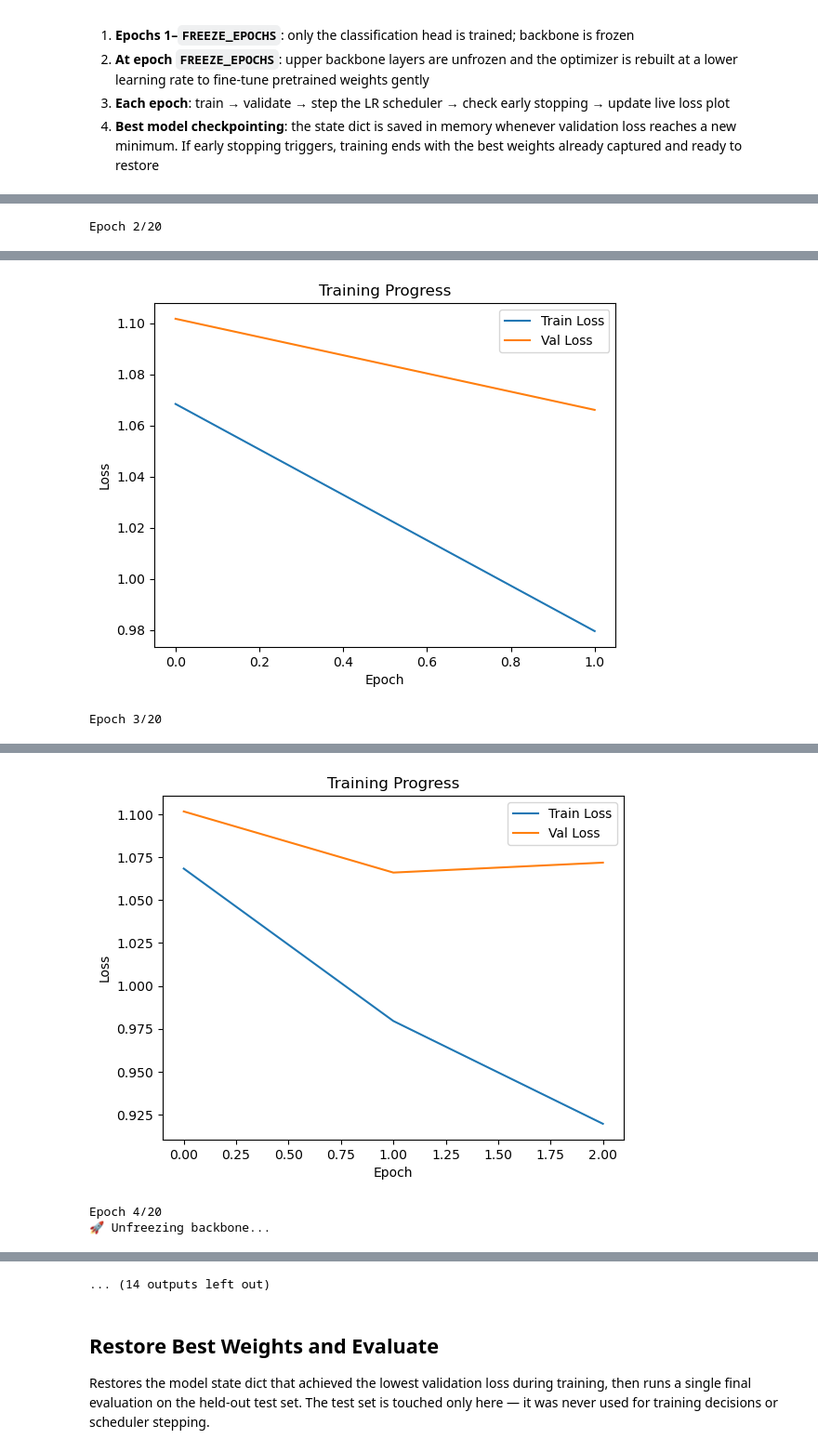
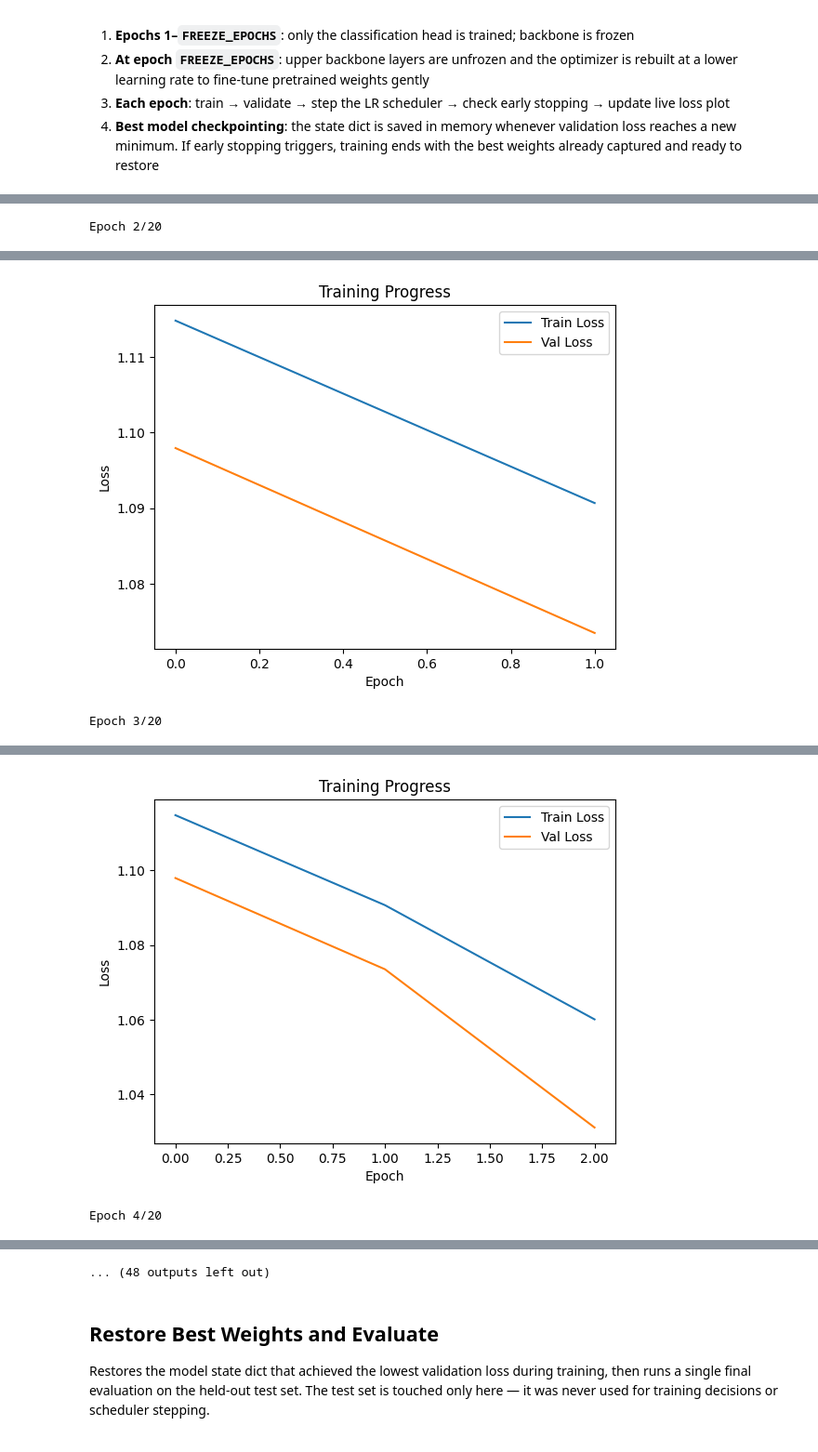
Before and after one commit to NoorAfaqi/zoidberg, a Jupyter notebook: Resnet50_Training.ipynb, the cells around one changed output, grey strips where cells are left out. Shown at 93% size. Saved outputs shown, nothing was run; the diff lists cells and outputs as text; code cells hidden in the pictures.

```diff
--- a/Resnet50_Training.ipynb
+++ b/Resnet50_Training.ipynb
@@ -165,11 +155,11 @@ from tqdm import tqdm
 import matplotlib.pyplot as plt
 import copy
 
-criterion = nn.CrossEntropyLoss(weight=class_weights, label_smoothing=0.1)
+criterion = nn.CrossEntropyLoss(weight=class_weights, label_smoothing=0.05)
 
 optimizer = optim.Adam(
-    filter(lambda p: p.requires_grad, model.parameters()),
-    lr=1e-4,
+    model.parameters(),
+    lr=3e-5,
     weight_decay=1e-4
 )
 
@@ -178,7 +168,6 @@ scheduler = optim.lr_scheduler.ReduceLROnPlateau(
 )
 
 EPOCHS = 20
-FREEZE_EPOCHS = 3
 PATIENCE = 4
 
 train_losses, val_losses = [], []
@@ -188,7 +177,8 @@ best_val_loss = float('inf')
 epochs_no_improve = 0
 best_model_weights = copy.deepcopy(model.state_dict())
 
-scaler = torch.cuda.amp.GradScaler()
+use_amp = torch.cuda.is_available()
+scaler = torch.cuda.amp.GradScaler(enabled=use_amp)
 # %% [markdown]
 ## Training Loop
 
@@ -207,7 +197,9 @@ def train_one_epoch(model, loader, optimizer, criterion):
     for images, labels in loop:
         images, labels = images.to(device), labels.to(device)
 
-        with torch.cuda.amp.autocast():
+        optimizer.zero_grad()
+
+        with torch.cuda.amp.autocast(enabled=use_amp):
             outputs = model(images)
             loss = criterion(outputs, labels)
 
@@ -217,7 +209,6 @@ def train_one_epoch(model, loader, optimizer, criterion):
 
         scaler.step(optimizer)
         scaler.update()
-        optimizer.zero_grad()
 
         total_loss += loss.item()
         _, preds = torch.max(outputs, 1)
@@ -265,22 +256,6 @@ plt.ion()
 
 for epoch in range(EPOCHS):
     print(f"\nEpoch {epoch+1}/{EPOCHS}")
-
-    # 🔥 UNFREEZE BACKBONE
-    if epoch == FREEZE_EPOCHS:
-        print("🚀 Unfreezing backbone...")
-        for param in model.layer3.parameters():
-            param.requires_grad = True
-        for param in model.layer4.parameters():
-            param.requires_grad = True
-
-        optimizer = optim.Adam(
-            filter(lambda p: p.requires_grad, model.parameters()),
-            lr=5e-6, weight_decay=1e-3
-        )
-        scheduler = optim.lr_scheduler.ReduceLROnPlateau(
-            optimizer, mode='min', patience=2, factor=0.3
-        )
 
     train_loss, train_acc = train_one_epoch(model, train_loader, optimizer, criterion)
     val_loss, val_acc = evaluate(model, val_loader, criterion)
@@ -333,3 +308,3 @@ Val   Loss: 1.0661 | Val   Acc: 0.3333
 ✅ Best model updated
-[figure, old version]
+[figure, new version]
 Epoch 3/20
@@ -339,3 +314,2 @@ Val   Loss: 1.0719 | Val   Acc: 0.3333
-[figure, old version]
+[figure, new version]
 Epoch 4/20
-🚀 Unfreezing backbone...
@@ -346,4 +320,4 @@ Val   Loss: 1.0294 | Val   Acc: 0.4286
-... (14 outputs left out)
+... (48 outputs left out)
 # %% [markdown]
 ## Restore Best Weights and Evaluate
 
```
Also changed, not shown: parts of 16 cells of this notebook, 3 other files.
